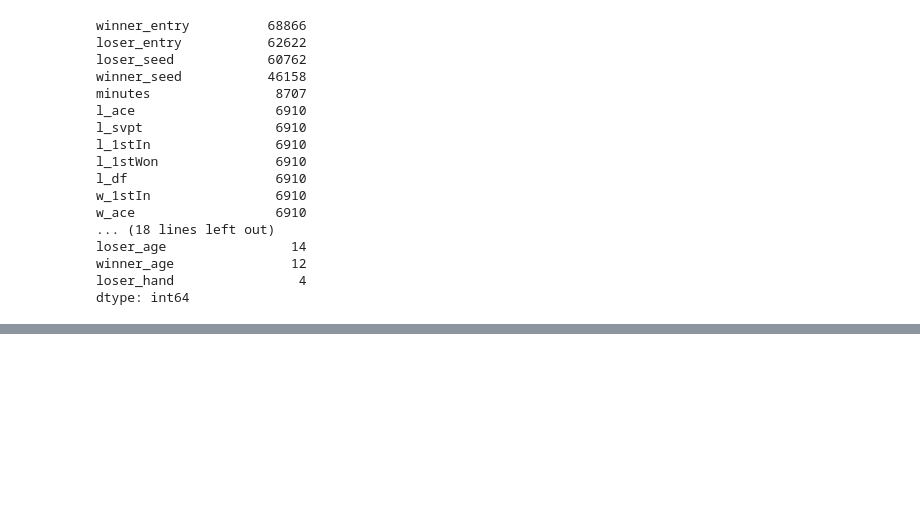
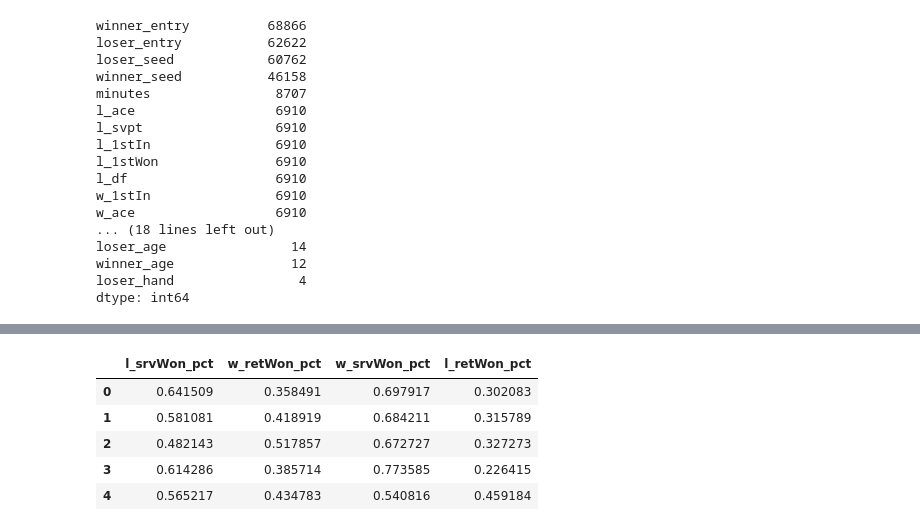
Before and after one commit to riccardomaino/tennis-momentum-engine, a Jupyter notebook: notebooks/preprocessing.ipynb, the cells around one changed output, grey strips where cells are left out. Cells and saved outputs as stored; diff of their text form; code cells hidden in the pictures; blank space fills up the shorter version.

```diff
--- a/notebooks/preprocessing.ipynb
+++ b/notebooks/preprocessing.ipynb
@@ -152,0 +242,12 @@ df["tourney_date"] = pd.to_datetime(df["tourney_date"], format="%Y%m%d")
+# %%
+# Features: Return Points Won %
+df["w_retWon_pct"] = 1 - df["l_srvWon_pct"]
+df["l_retWon_pct"] = 1 - df["w_srvWon_pct"]
+df[["l_srvWon_pct", "w_retWon_pct", "w_srvWon_pct", "l_retWon_pct"]].head(5)
+# %% [output]
+|  | l_srvWon_pct | w_retWon_pct | w_srvWon_pct | l_retWon_pct |
+| 0 | 0.641509 | 0.358491 | 0.697917 | 0.302083 |
+| 1 | 0.581081 | 0.418919 | 0.684211 | 0.315789 |
+| 2 | 0.482143 | 0.517857 | 0.672727 | 0.327273 |
+| 3 | 0.614286 | 0.385714 | 0.773585 | 0.226415 |
+| 4 | 0.565217 | 0.434783 | 0.540816 | 0.459184 |
```
Also changed, not shown: parts of 13 cells of this notebook.
